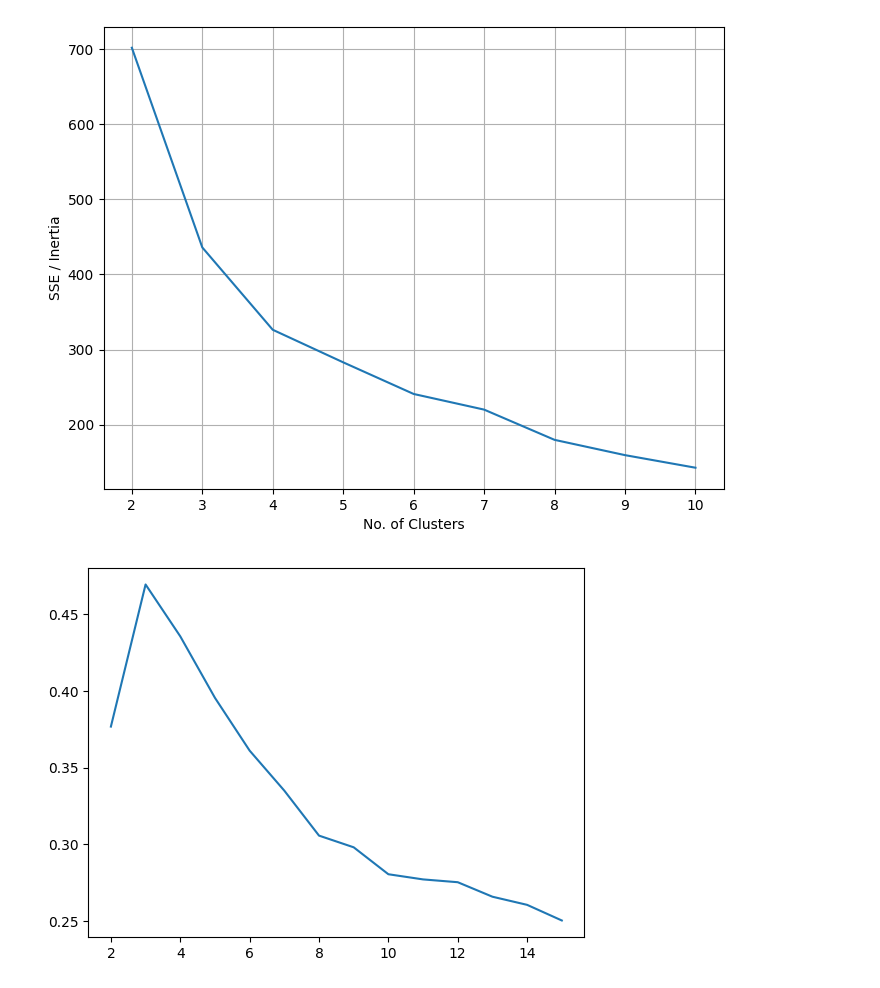
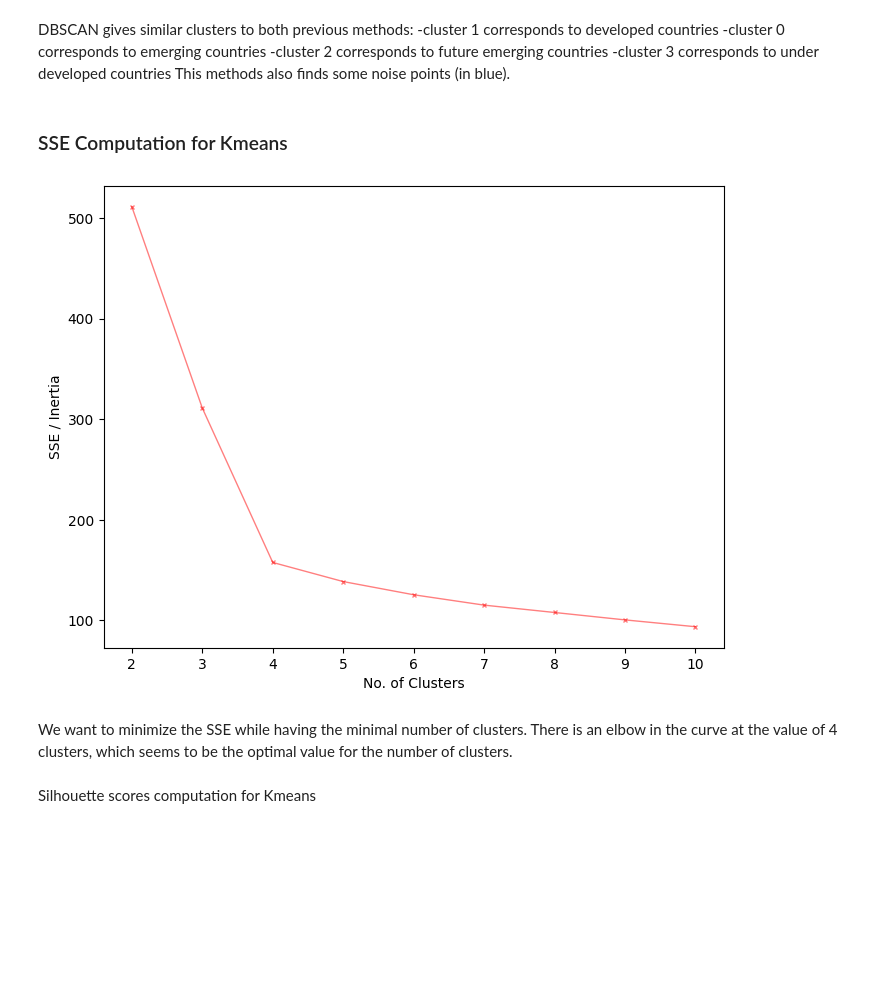
Before and after one commit to f2ire/IA_project, a Jupyter notebook: Untitled3.ipynb, the cells around one changed output. Drawn from its saved outputs; the diff is of its cells as text; code cells hidden in the pictures; blank space fills up the shorter version.

```diff
--- a/Untitled3.ipynb
+++ b/Untitled3.ipynb
@@ -40,0 +20,4 @@ df
+# %%
+
+data = pd.read_csv("normalized_clean_dataframe.csv", index_col=0)
+clean_data=pd.read_csv("normalized_clean_dataframe_wo_outlier.csv",index_col=0)
@@ -41,23 +59,6 @@ df
 # %%
-clean_data=pd.read_csv("normalized_clean_dataframe.csv")
-clean_data=clean_data.transpose()
-clean_data.columns = clean_data.iloc[0]
-clean_data=clean_data[1:]
-clean_data=clean_data.transpose()
-clean_data=clean_data.dropna(axis=0)
-
-def Kmeans_clustering(dataframe,n_clusters,init="k-means++", n_init=10, max_iter=300,tol=0.0001, random_state=200):
-    kmEngine = KMeans(n_clusters=n_clusters,init=init, n_init=n_init, max_iter=max_iter,tol=tol, random_state=random_state)
-    kmeans2=kmEngine.fit(dataframe)
-    dataframe["num"]= kmEngine.predict(clean_data)
-    return dataframe
-
-#kmEngine = KMeans(n_clusters=4,init="k-means++", n_init=10, max_iter=300,tol=0.0001, random_state=200)
-#kmeans2=kmEngine.fit(clean_data)
-#clean_data["num"]= kmEngine.predict(clean_data)
-c=Kmeans_clustering(clean_data,4)
-sns.scatterplot(data=c, x="Urban population (% of total population)", y="Life expectancy at birth, total (years)",hue="num")
-
-def print_cluster(dataframe,num):
-    return dataframe[dataframe["num"]==num]
+df_and_cluster_wo_out,clusters_km_wo_out=cf.Kmeans_clustering(clean_data,4)
+sns.scatterplot(data=df_and_cluster_wo_out, x="Urban population (% of total population)",
+y="Life expectancy at birth, total (years)",hue="cluster_number",
+palette="Set2", legend="full")
 # %% [output]
@@ -138,31 +182,19 @@ plt.show()
+# %% [markdown]
+DBSCAN gives similar clusters to both previous methods:
+-cluster 1 corresponds to developed countries
+-cluster 0 corresponds to emerging countries
+-cluster 2 corresponds to future emerging countries
+-cluster 3 corresponds to under developed countries
+This methods also finds some noise points (in blue).
+# %% [markdown]
+### SSE Computation for Kmeans
 # %%
-def drawSSEPlotForKMeans(df, nmax_clusters, max_iter=300, tol=1e-04, init='k-means++', n_init=10):
-    inertia_values = []
-    for i in range(2, nmax_clusters+1):
-        km = KMeans(n_clusters=i, max_iter=max_iter, tol=tol, init=init, n_init=n_init, random_state=200)
-        km.fit_predict(df)
-        inertia_values.append(km.inertia_)
-    fig, ax = plt.subplots(figsize=(8, 6))
-    plt.plot(range(2, nmax_clusters+1), inertia_values)
-    plt.xlabel('No. of Clusters')
-    plt.ylabel('SSE / Inertia')
-    plt.grid()
-    plt.show()
+importlib.reload(cf)
 
-drawSSEPlotForKMeans(clean_data,10)
+cf.drawSSEPlotForKMeans(clean_data,10)
 # %% [output]
-[figure, old version]
+[figure, new version]
-# %%
-def silhouette_score_plot(df,nmax_clusters,r):
-    sil_scores=[]
-    for i in range(2,nmax_clusters+1):
-        sil=0
-        for k in range(r):
-            clusters = KMeans(n_clusters=i,init='random',n_init=1).fit(df)
-            sil+=silhouette_score(df,clusters.labels_, metric='euclidean', sample_size=None)
-        sil_scores.append(sil/r)
-    plt.plot(range(2,nmax_clusters+1),sil_scores)
-
-silhouette_score_plot(clean_data,15,20)
-# %% [output]
-[figure, removed]
+# %% [markdown]
+We want to minimize the SSE while having the minimal number of clusters. There is an elbow in the curve at the value of 4 clusters, which seems to be the optimal value for the number of clusters.
+# %% [markdown]
+Silhouette scores computation for Kmeans
```
Also changed, not shown: parts of 52 cells of this notebook, 1 other file.
